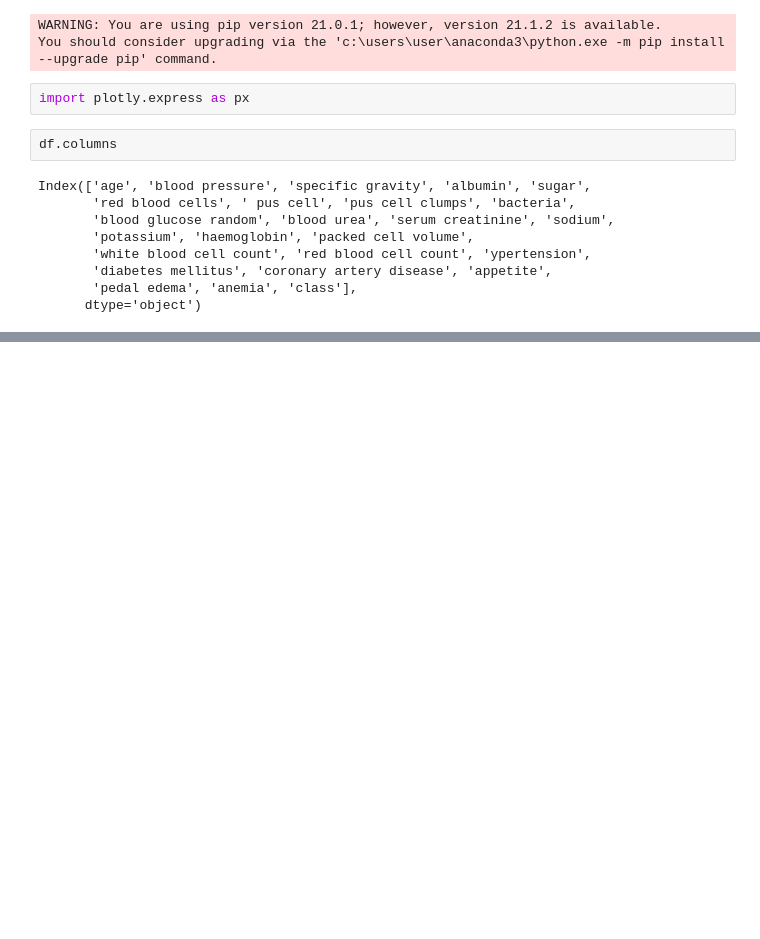
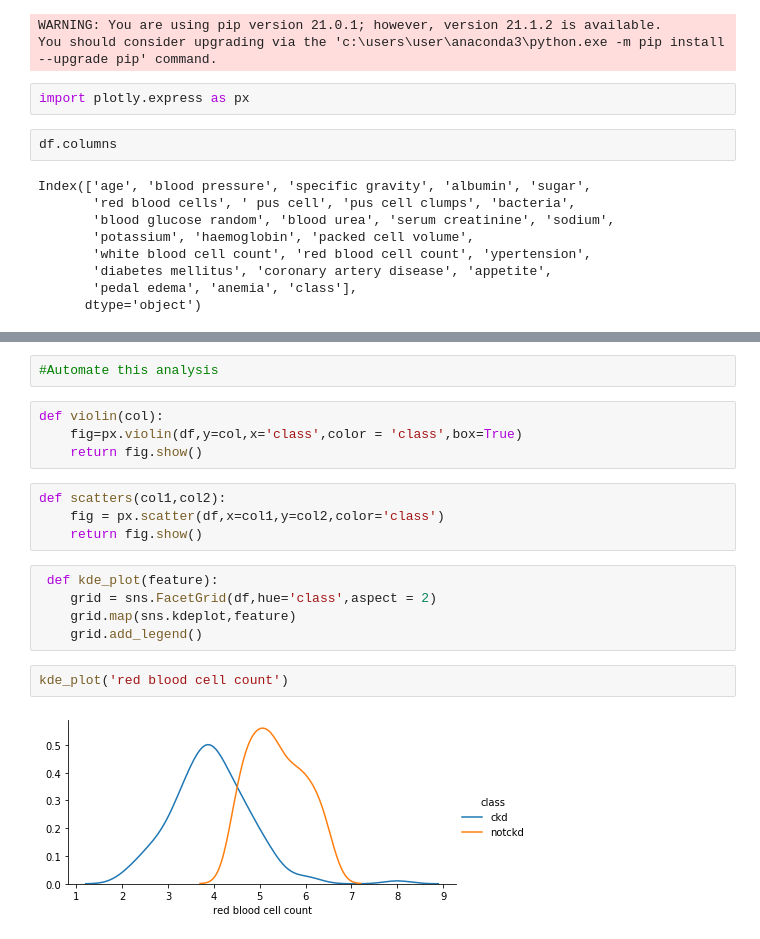
Before and after one commit to ruhulamin005/Predict-status-of-Chronic-kidney-disease, a Jupyter notebook: kidney disease status prediction.ipynb, the cells around one changed output, grey strips where cells are left out. Drawn from its saved outputs; the diff is of its cells as text; blank space fills up the shorter version.

Commit message:
automate

```diff
--- a/kidney disease status prediction.ipynb
+++ b/kidney disease status prediction.ipynb
@@ -317,0 +342,19 @@ px.violin(df,y= 'red blood cell count', x='class',color='class')
+# %%
+#Automate this analysis
+# %%
+def violin(col):
+    fig=px.violin(df,y=col,x='class',color = 'class',box=True)
+    return fig.show()
+# %%
+def scatters(col1,col2):
+    fig = px.scatter(df,x=col1,y=col2,color='class')
+    return fig.show()
+# %%
+ def kde_plot(feature):
+    grid = sns.FacetGrid(df,hue='class',aspect = 2)
+    grid.map(sns.kdeplot,feature)
+    grid.add_legend()
+# %%
+kde_plot('red blood cell count')
+# %% [output]
+[figure, added]
```
Also changed, not shown: parts of 5 cells of this notebook.
